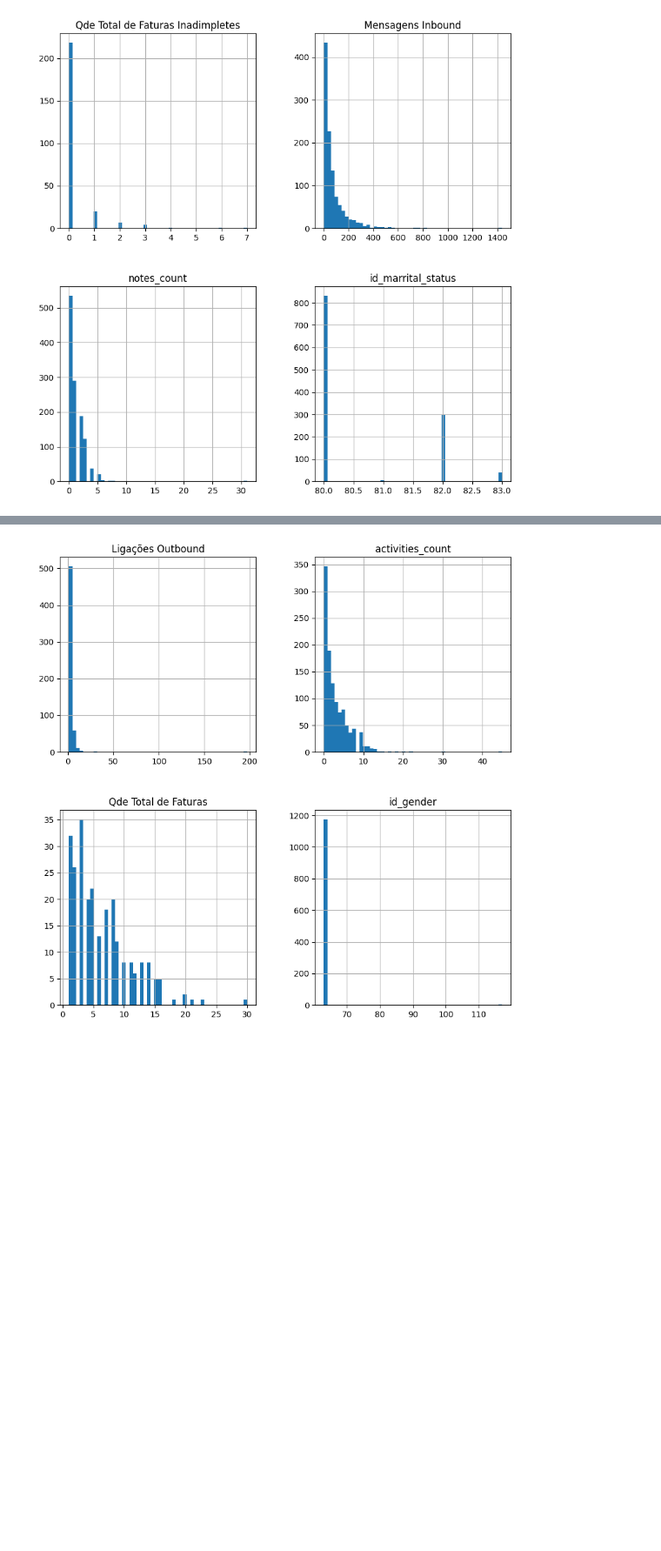
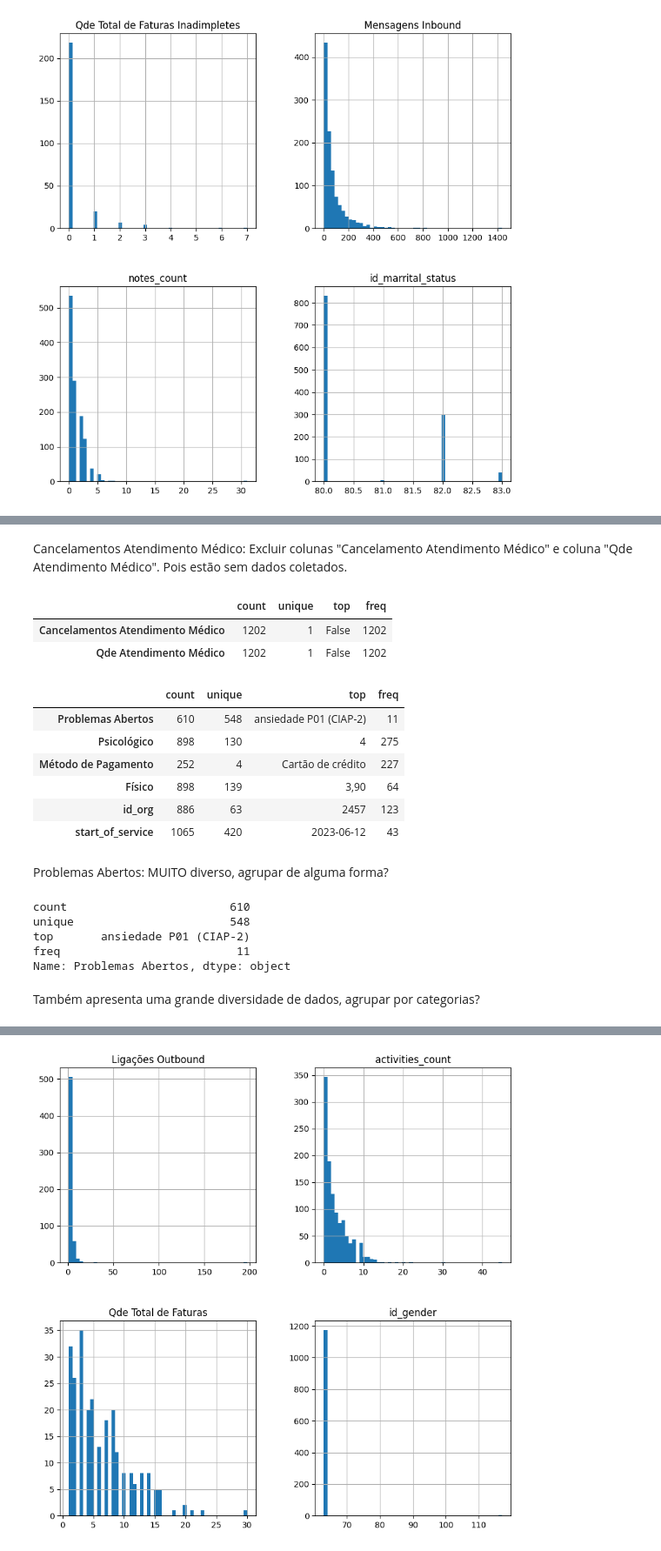
Before and after one commit to leoscarlato/deploy-sprint, a Jupyter notebook: notebooks/analise.ipynb, the cells around one changed output, grey strips where cells are left out. Shown at 87% size. Cells and saved outputs as stored; diff of their text form; code cells hidden in the pictures; blank space fills up the shorter version.

Commit message:
analise erik na analise principal

```diff
--- a/notebooks/analise.ipynb
+++ b/notebooks/analise.ipynb
@@ -90,0 +115,32 @@ Index(['Qde Total de Faturas Inadimpletes', 'Cancelamentos Atendimento Médico',
+# %% [markdown]
+Cancelamentos Atendimento Médico: Excluir colunas "Cancelamento Atendimento Médico" e coluna "Qde Atendimento Médico". Pois estão sem dados coletados.
+# %%
+colunas_bool = df_erik.select_dtypes(include='bool').columns
+df_erik[colunas_bool].describe().transpose()
+# %% [output]
+|  | count | unique | top | freq |
+| Cancelamentos Atendimento Médico | 1202 | 1 | False | 1202 |
+| Qde Atendimento Médico | 1202 | 1 | False | 1202 |
+# %%
+colunas_object = df_erik.select_dtypes(include='object').columns
+df_erik[colunas_object].describe().transpose()
+# %% [output]
+|  | count | unique | top | freq |
+| Problemas Abertos | 610 | 548 | ansiedade P01 (CIAP-2) | 11 |
+| Psicológico | 898 | 130 | 4 | 275 |
+| Método de Pagamento | 252 | 4 | Cartão de crédito | 227 |
+| Físico | 898 | 139 | 3,90 | 64 |
+| id_org | 886 | 63 | 2457 | 123 |
+| start_of_service | 1065 | 420 | 2023-06-12 | 43 |
+# %% [markdown]
+Problemas Abertos: MUITO diverso, agrupar de alguma forma?
+# %%
+df_erik["Problemas Abertos"].describe()
+# %% [output]
+count                        610
+unique                       548
+top       ansiedade P01 (CIAP-2)
+freq                          11
+Name: Problemas Abertos, dtype: object
+# %% [markdown]
+Também apresenta uma grande diversidade de dados, agrupar por categorias?
```
Also changed, not shown: parts of 13 cells of this notebook.
